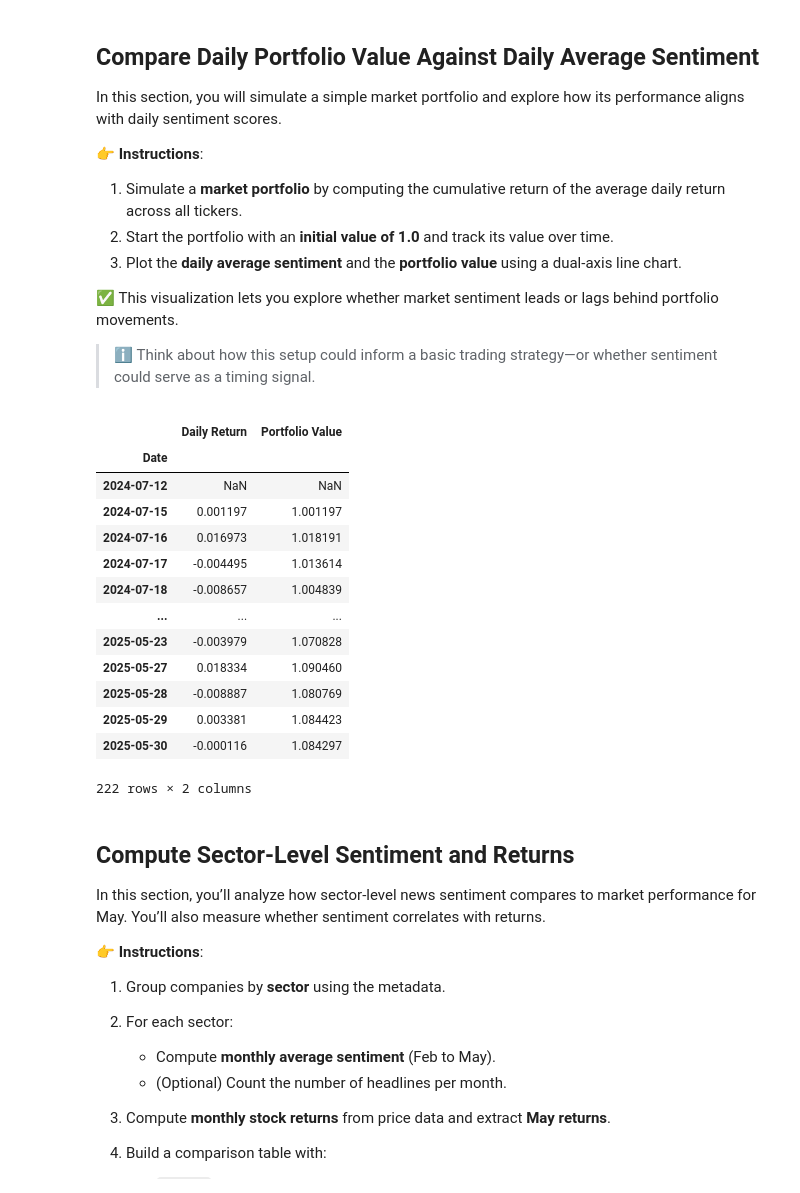
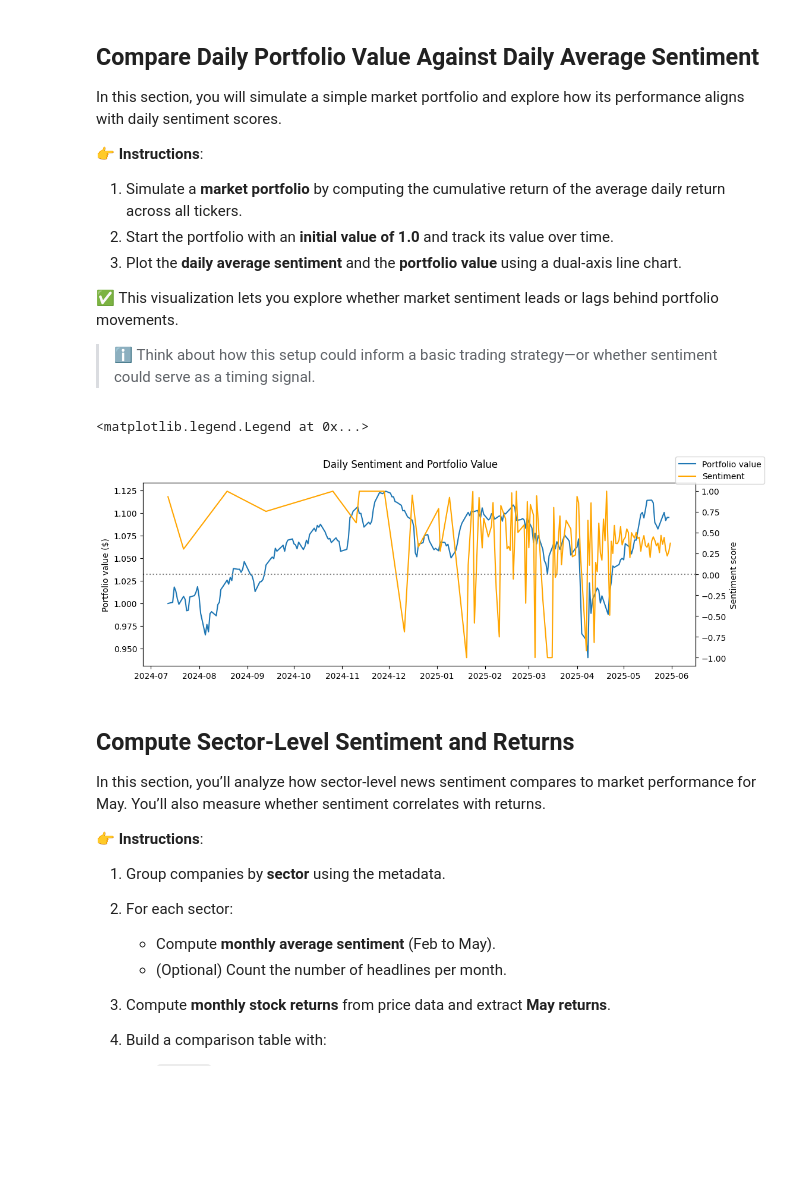
Before and after one commit to ludanortmun/itesm-mna-fintech, a Jupyter notebook: notebooks/sentiment_nli_ortegaA01795197.ipynb, the cells around one changed output. Saved outputs shown, nothing was run; the diff lists cells and outputs as text; code cells hidden in the pictures; blank space fills up the shorter version.

```diff
--- a/notebooks/sentiment_nli_ortegaA01795197.ipynb
+++ b/notebooks/sentiment_nli_ortegaA01795197.ipynb
@@ -172,23 +265,33 @@ In this section, you will simulate a simple market portfolio and explore how its
 
 > ℹ️ Think about how this setup could inform a basic trading strategy—or whether sentiment could serve as a timing signal.
 # %%
-# CODE HERE
-# Use as many coding cells as you need
+cumulative_returns = daily_returns.cumsum()
-# %% [output]
-|  | Daily Return | Portfolio Value |
-| Date |  |  |
-| 2024-07-12 | NaN | NaN |
-| 2024-07-15 | 0.001197 | 1.001197 |
-| 2024-07-16 | 0.016973 | 1.018191 |
-| 2024-07-17 | -0.004495 | 1.013614 |
-| 2024-07-18 | -0.008657 | 1.004839 |
-| ... | ... | ... |
-| 2025-05-23 | -0.003979 | 1.070828 |
-| 2025-05-27 | 0.018334 | 1.090460 |
-| 2025-05-28 | -0.008887 | 1.080769 |
-| 2025-05-29 | 0.003381 | 1.084423 |
-| 2025-05-30 | -0.000116 | 1.084297 |
-222 rows × 2 columns
+# %%
+def simulate_portfolio(cumulative_returns, initial_value=1.0):
+    portfolio_value = [initial_value]
+
+    # Skip the first item since there are no returns yet in the first day.
+    for returns in cumulative_returns[1:]:
+        portfolio_value.append(initial_value * (1 + returns))
+
+    return portfolio_value
+# %%
+fig, ax = plt.subplots(figsize=(12, 4))
+
+fig.suptitle('Daily Sentiment and Portfolio Value')
+
+ax.plot(daily_returns.index, simulate_portfolio(cumulative_returns), label='Portfolio value')
+ax.set_ylabel('Portfolio value ($)')
+
+ax2 = ax.twinx()
+ax2.plot(df_news_by_day.index, df_news_by_day, label='Sentiment', color='orange')
+ax2.set_ylabel('Sentiment score')
+
+ax2.axhline(y=0, color='gray', linestyle=':')
+fig.legend()
+# %% [output]
+<matplotlib.legend.Legend at 0x...>
+[figure, added]
 # %% [markdown]
 ## Compute Sector-Level Sentiment and Returns
 
```
Also changed, not shown: parts of 20 cells of this notebook.
